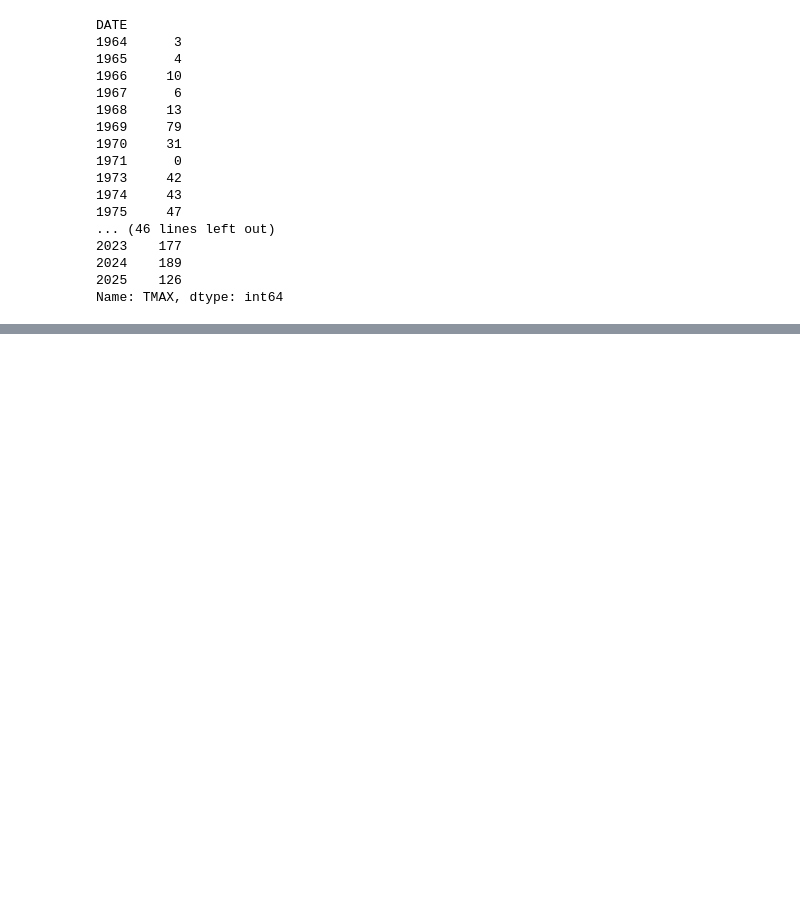
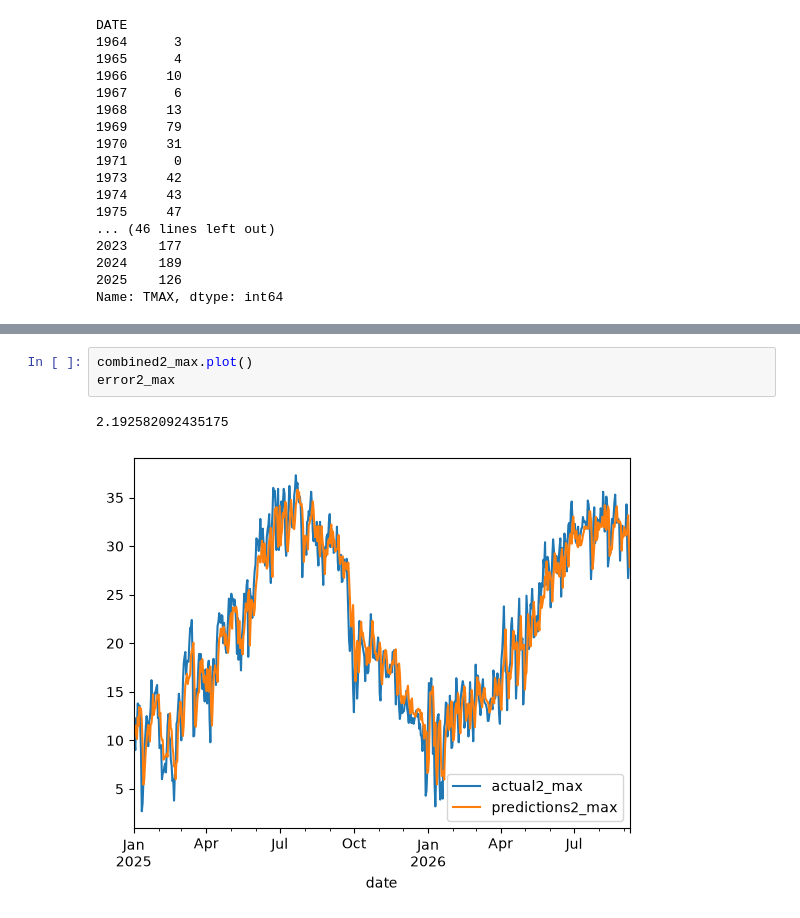
Before and after one commit to congiants/Temperature_Predictor, a Jupyter notebook: notebooks/tinkering_data.ipynb, the cells around one changed output, grey strips where cells are left out. Cells and saved outputs as stored; diff of their text form; blank space fills up the shorter version.

```diff
--- a/notebooks/tinkering_data.ipynb
+++ b/notebooks/tinkering_data.ipynb
@@ -145,0 +452,6 @@ Name: TMAX, dtype: int64
+# %%
+combined2_max.plot()
+error2_max
+# %% [output]
+2.192582092435175
+[figure, added]
```
Also changed, not shown: parts of 28 cells of this notebook, 1 other file.
